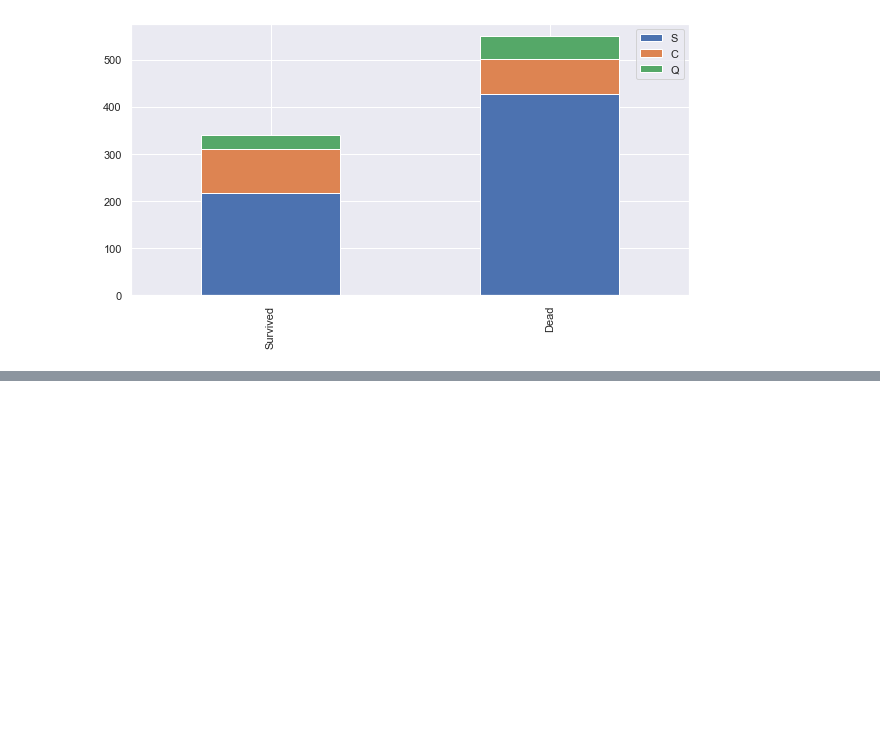
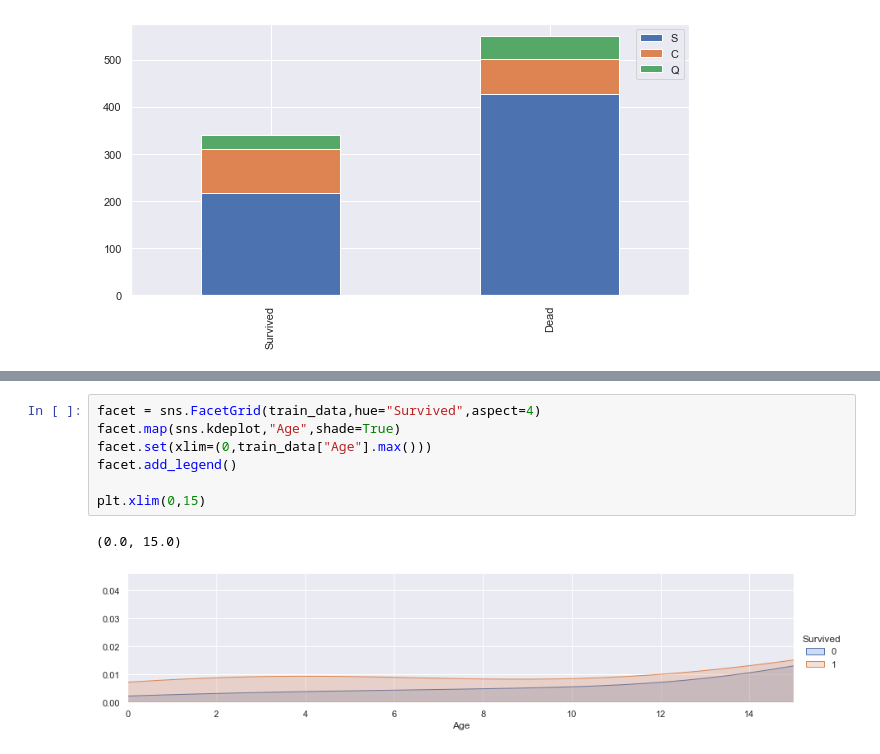
Before and after one commit to voka/Kaggle, a Jupyter notebook: Titanic/Titanic.ipynb, the cells around one changed output, grey strips where cells are left out. Drawn from its saved outputs; the diff is of its cells as text; blank space fills up the shorter version.

```diff
--- a/Titanic/Titanic.ipynb
+++ b/Titanic/Titanic.ipynb
@@ -180,0 +333,10 @@ barChart('Embarked')
+# %%
+facet = sns.FacetGrid(train_data,hue="Survived",aspect=4)
+facet.map(sns.kdeplot,"Age",shade=True)
+facet.set(xlim=(0,train_data["Age"].max()))
+facet.add_legend()
+
+plt.xlim(0,15)
+# %% [output]
+(0.0, 15.0)
+[figure, added]
```
Also changed, not shown: parts of 88 cells of this notebook, 1 other file.
